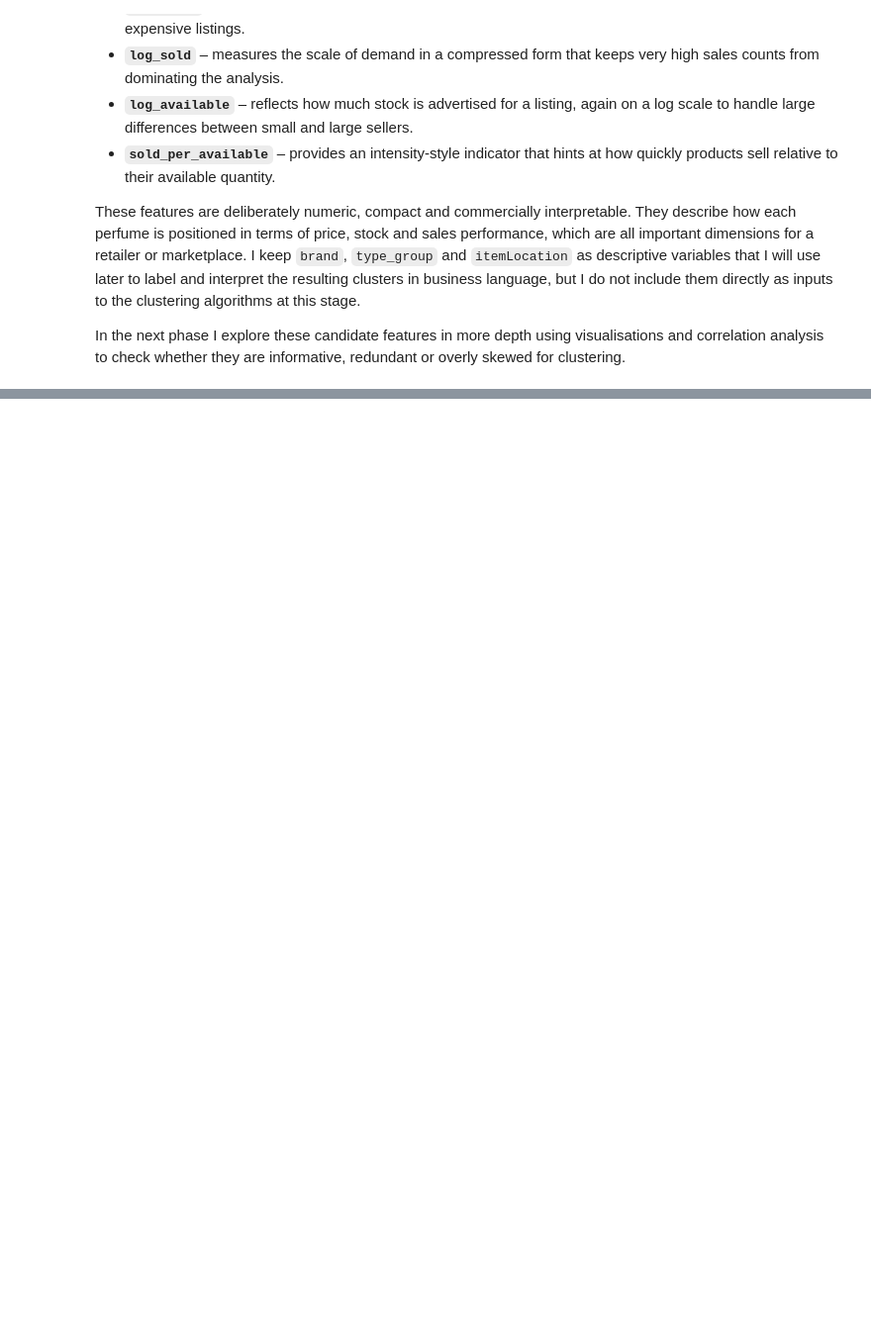
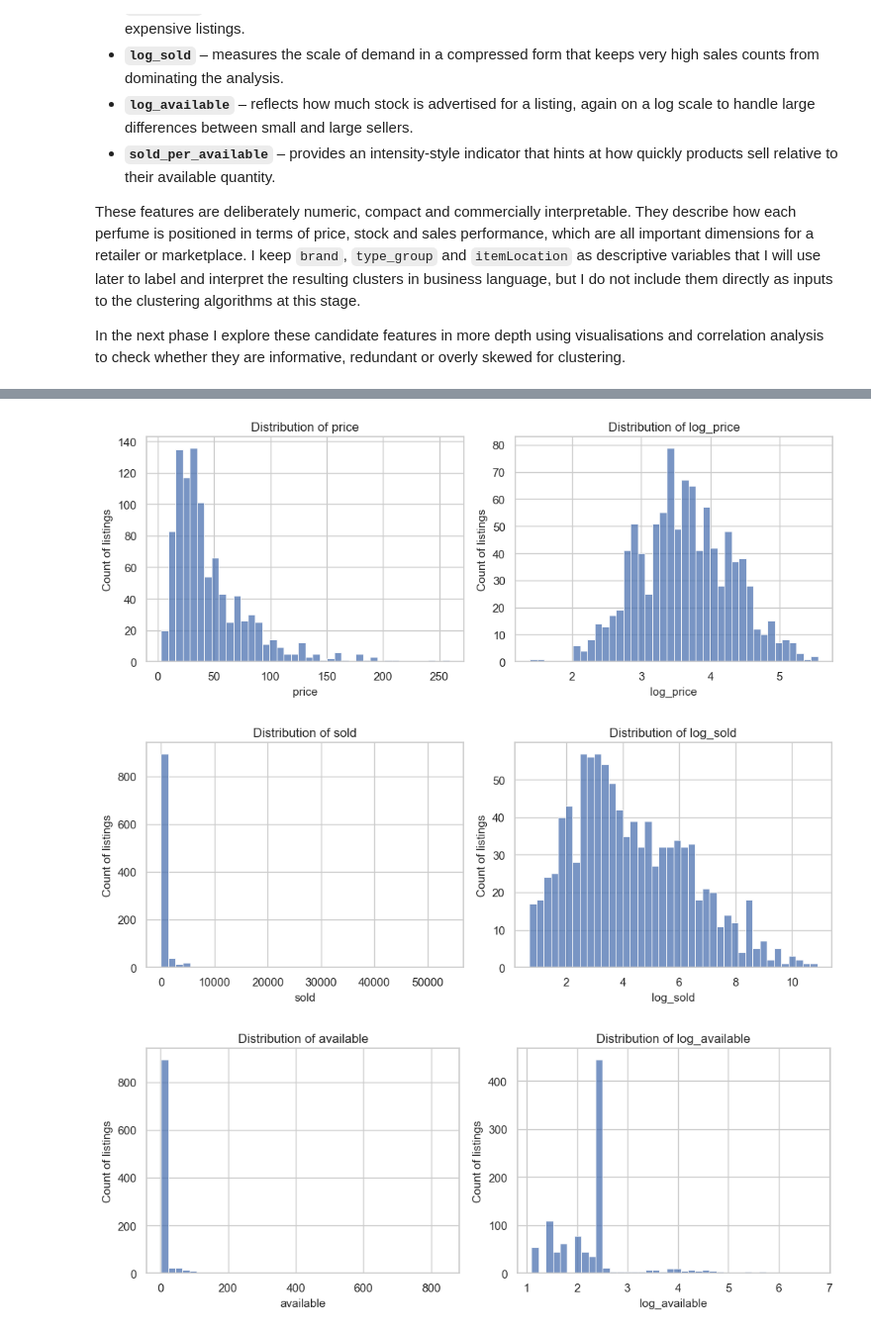
Before and after one commit to OmerTDK/scenttech-fragrance-clustering, a Jupyter notebook: main.ipynb, the cells around one changed output, grey strips where cells are left out. Shown at 99% size. Cells and saved outputs as stored; diff of their text form; code cells hidden in the pictures; blank space fills up the shorter version.

```diff
--- a/main.ipynb
+++ b/main.ipynb
@@ -326,0 +337,28 @@ In the next phase I explore these candidate features in more depth using visuali
+# %%
+numeric_pairs = [
+    ("price", "log_price"),
+    ("sold", "log_sold"),
+    ("available", "log_available")
+]
+
+for raw, log_var in numeric_pairs:
+    fig, axes = plt.subplots(1, 2, figsize=(10, 4))
+
+    # Raw distribution
+    sns.histplot(df_clean[raw], bins=40, kde=False, ax=axes[0])
+    axes[0].set_title(f"Distribution of {raw}")
+    axes[0].set_xlabel(raw)
+    axes[0].set_ylabel("Count of listings")
+
+    # Log-transformed distribution
+    sns.histplot(df_clean[log_var], bins=40, kde=False, ax=axes[1])
+    axes[1].set_title(f"Distribution of {log_var}")
+    axes[1].set_xlabel(log_var)
+    axes[1].set_ylabel("Count of listings")
+
+    plt.tight_layout()
+    plt.show()
+# %% [output]
+[figure, added]
+[figure, added]
+[figure, added]
```
Also changed, not shown: parts of 8 cells of this notebook.
